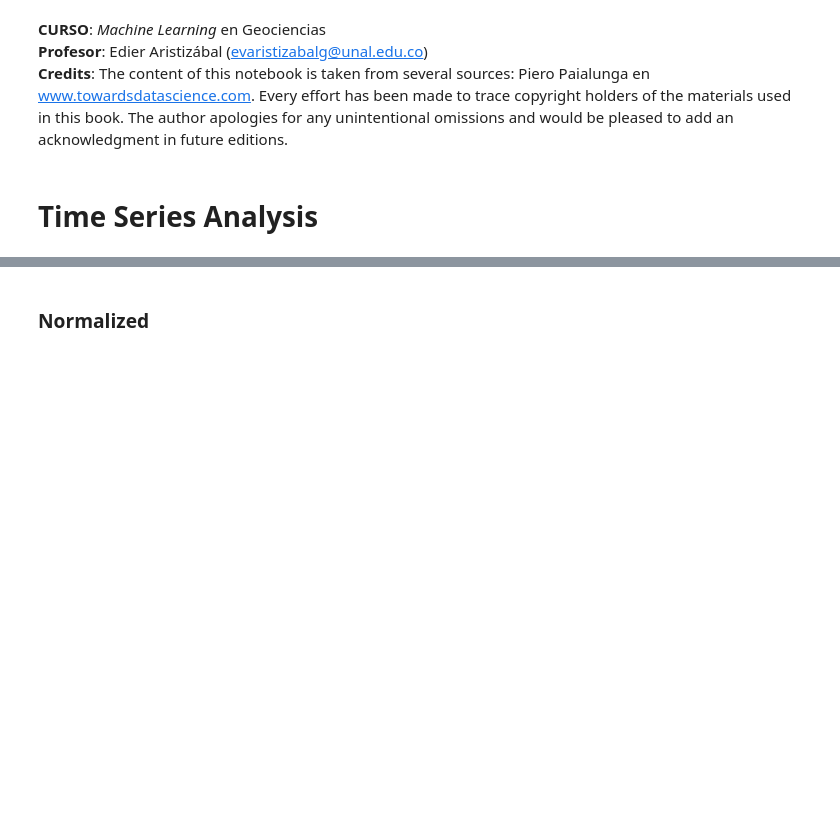
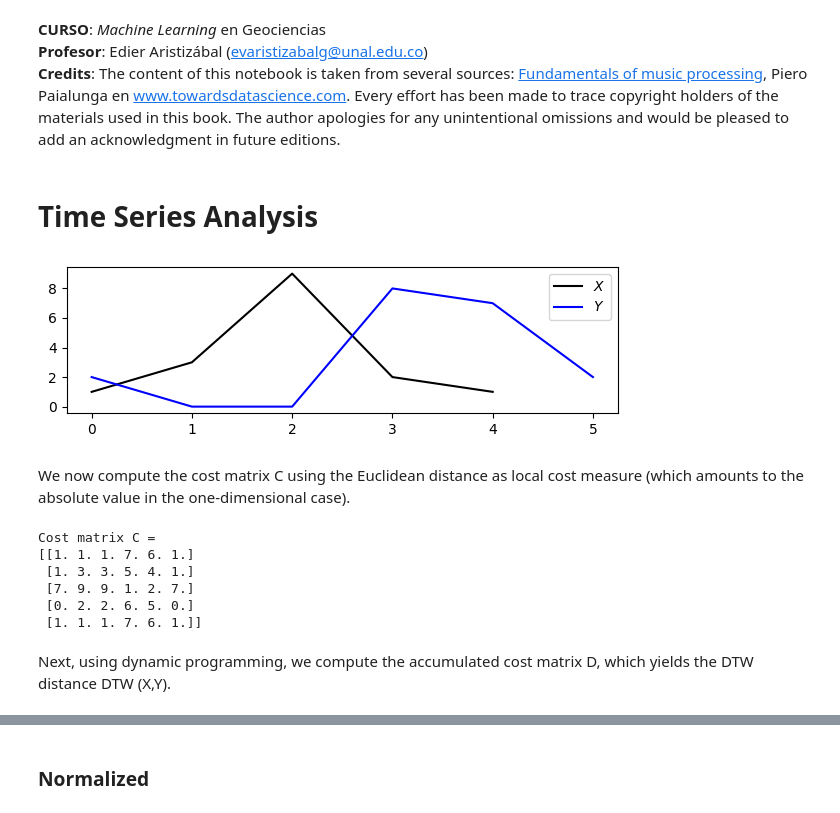
Before and after one commit to edieraristizabal/MachineLearning, a Jupyter notebook: NOTEBOOKS/24g_TimeSeries_cluster.ipynb, the cells around one changed output, grey strips where cells are left out. Saved outputs shown, nothing was run; the diff lists cells and outputs as text; code cells hidden in the pictures; blank space fills up the shorter version.

```diff
--- a/NOTEBOOKS/24g_TimeSeries_cluster.ipynb
+++ b/NOTEBOOKS/24g_TimeSeries_cluster.ipynb
@@ -1,7 +1,7 @@
 # %% [markdown]
 **CURSO**: *Machine Learning* en Geociencias<br />
 **Profesor**: Edier Aristizábal (evaristizabalg@unal.edu.co) <br />
-**Credits**: The content of this notebook is taken from several sources: Piero Paialunga en www.towardsdatascience.com. Every effort has been made to trace copyright holders of the materials used in this book. The author apologies for any unintentional omissions and would be pleased to add an acknowledgment in future editions.
+**Credits**: The content of this notebook is taken from several sources: [Fundamentals of music processing](https://www.audiolabs-erlangen.de/resources/MIR/FMP/C3/C3S2_DTWbasic.html), Piero Paialunga en www.towardsdatascience.com. Every effort has been made to trace copyright holders of the materials used in this book. The author apologies for any unintentional omissions and would be pleased to add an acknowledgment in future editions.
 # %%
 import numpy as np
 import matplotlib.pyplot as plt
@@ -9,2 +12,46 @@ import pandas as pd
 # %% [markdown]
 # Time Series Analysis
+# %%
+X =  [1, 3, 9, 2, 1]
+Y = [2, 0, 0, 8, 7, 2]
+N = len(X)
+M = len(Y)
+
+plt.figure(figsize=(6, 2))
+plt.plot(X, c='k', label='$X$')
+plt.plot(Y, c='b', label='$Y$')
+plt.legend()
+plt.tight_layout()
+# %% [output]
+[figure, added]
+# %% [markdown]
+We now compute the cost matrix C using the Euclidean distance as local cost measure (which amounts to the absolute value in the one-dimensional case).
+# %%
+def compute_cost_matrix(X, Y, metric='euclidean'):
+    """Compute the cost matrix of two feature sequences
+
+    Notebook: C3/C3S2_DTWbasic.ipynb
+
+    Args:
+        X (np.ndarray): Sequence 1
+        Y (np.ndarray): Sequence 2
+        metric (str): Cost metric, a valid strings for scipy.spatial.distance.cdist (Default value = 'euclidean')
+
+    Returns:
+        C (np.ndarray): Cost matrix
+    """
+    X, Y = np.atleast_2d(X, Y)
+    C = scipy.spatial.distance.cdist(X.T, Y.T, metric=metric)
+    return C
+
+C =  compute_cost_matrix(X, Y, metric='euclidean')
+print('Cost matrix C =', C, sep='\n')
+# %% [output]
+Cost matrix C =
+[[1. 1. 1. 7. 6. 1.]
+ [1. 3. 3. 5. 4. 1.]
+ [7. 9. 9. 1. 2. 7.]
+ [0. 2. 2. 6. 5. 0.]
+ [1. 1. 1. 7. 6. 1.]]
+# %% [markdown]
+Next, using dynamic programming, we compute the accumulated cost matrix D, which yields the DTW distance DTW (X,Y).
```
Also changed, not shown: parts of 17 cells of this notebook, 3 other files.
